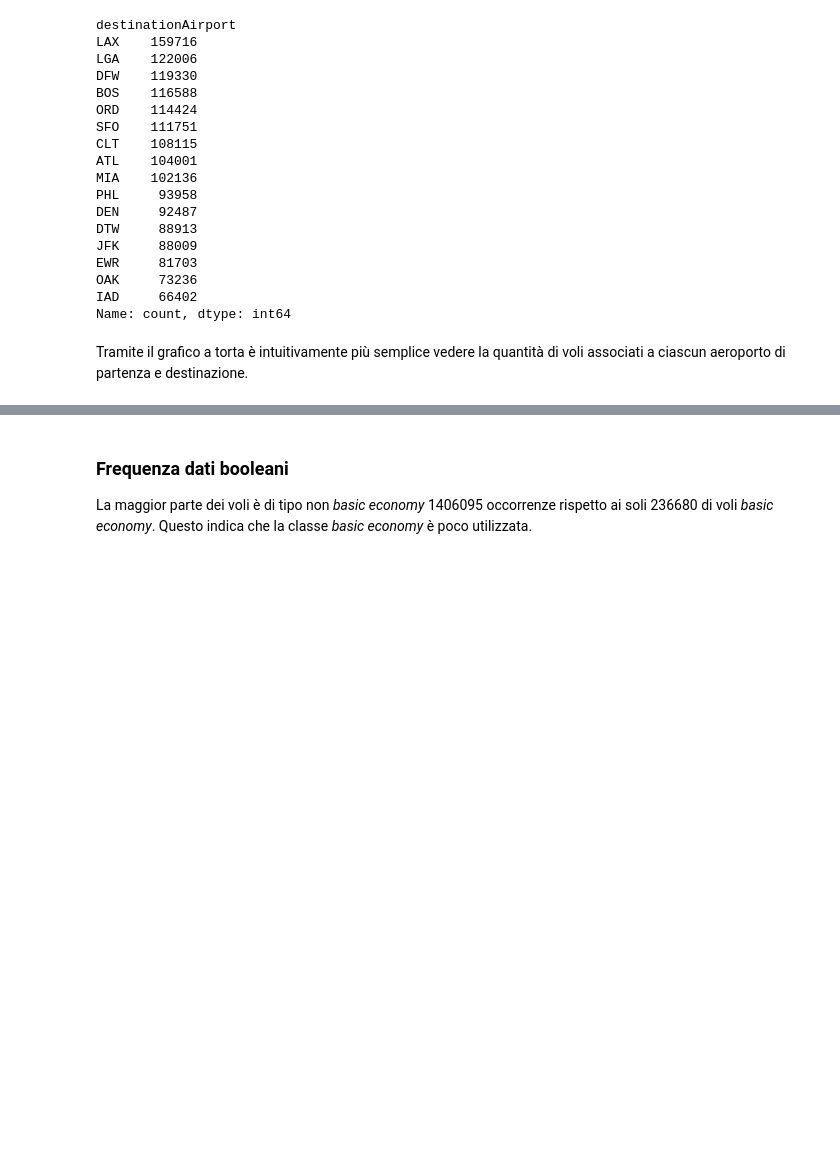
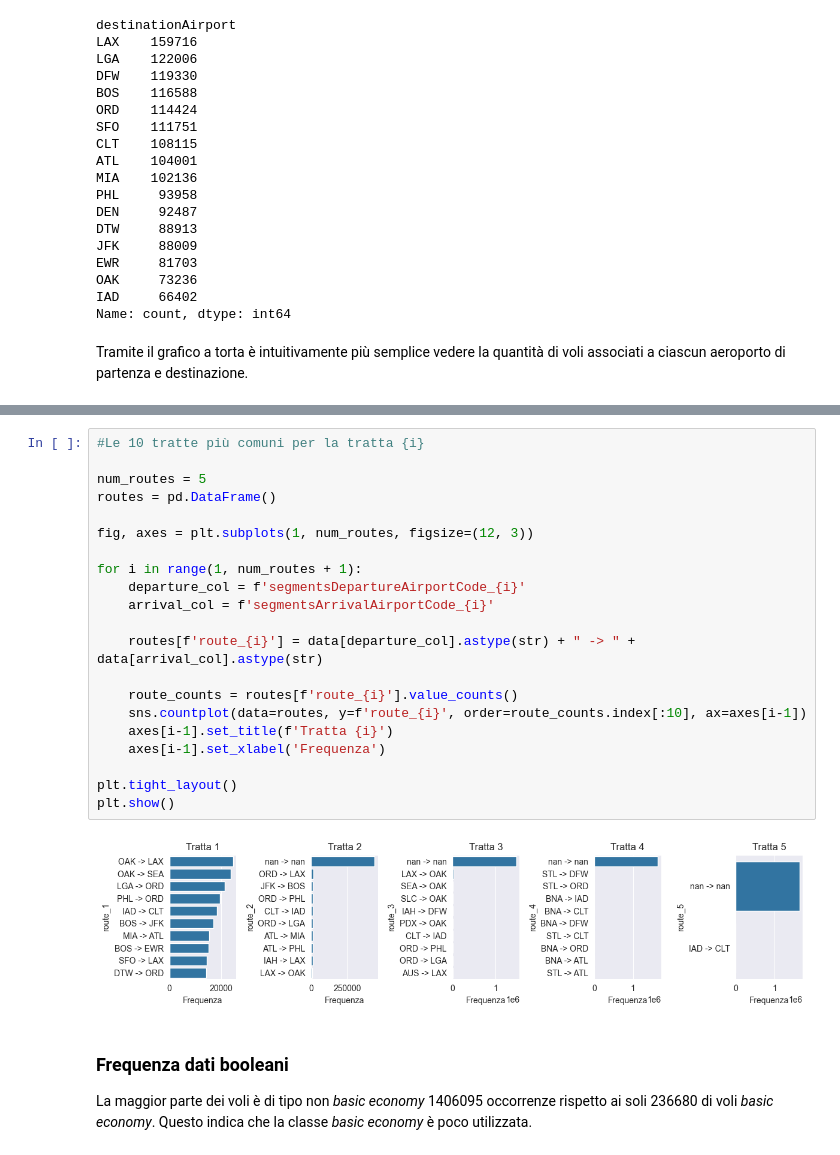
Before and after one commit to GiuliaNardicchia/big-data-project, a Jupyter notebook: src/main/python/data-exploration.ipynb, the cells around one changed output, grey strips where cells are left out. Drawn from its saved outputs; the diff is of its cells as text; blank space fills up the shorter version.

```diff
--- a/src/main/python/data-exploration.ipynb
+++ b/src/main/python/data-exploration.ipynb
@@ -285,3 +323,26 @@ plt.show()
+# %%
+#Le 10 tratte più comuni per la tratta {i}
+
+num_routes = 5
+routes = pd.DataFrame()
+
+fig, axes = plt.subplots(1, num_routes, figsize=(12, 3))
+
+for i in range(1, num_routes + 1):
+    departure_col = f'segmentsDepartureAirportCode_{i}'
+    arrival_col = f'segmentsArrivalAirportCode_{i}'
+
+    routes[f'route_{i}'] = data[departure_col].astype(str) + " -> " + data[arrival_col].astype(str)
+
+    route_counts = routes[f'route_{i}'].value_counts()
+    sns.countplot(data=routes, y=f'route_{i}', order=route_counts.index[:10], ax=axes[i-1])
+    axes[i-1].set_title(f'Tratta {i}')
+    axes[i-1].set_xlabel('Frequenza')
+
+plt.tight_layout()
+plt.show()
+# %% [output]
+[figure, added]
 # %% [markdown]
 ### Frequenza dati booleani
 
```
Also changed, not shown: parts of 42 cells of this notebook, 1 other file.
